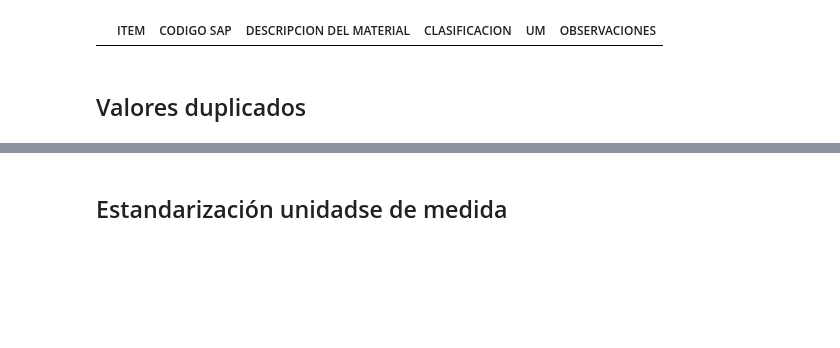
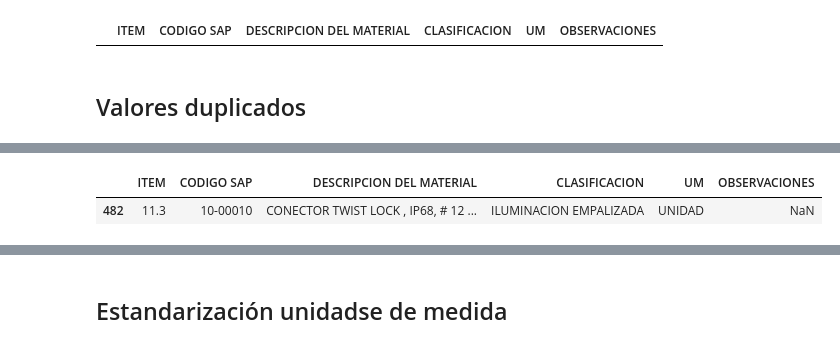
Before and after one commit to farodd/proyecto-inventario, a Jupyter notebook: notebooks/etl_insumos.ipynb, the cells around one changed output, grey strips where cells are left out. Drawn from its saved outputs; the diff is of its cells as text; code cells hidden in the pictures; blank space fills up the shorter version.

```diff
--- a/notebooks/etl_insumos.ipynb
+++ b/notebooks/etl_insumos.ipynb
@@ -184,6 +184,11 @@ insumos['DESCRIPCION DEL MATERIAL'] = insumos['DESCRIPCION DEL MATERIAL'].str.st
 insumos = insumos[~((insumos['CODIGO SAP'] == 11184744) & (insumos['DESCRIPCION DEL MATERIAL'] == 'MANGUERAS DEPOSITACIÓN'))]
 
 # TODO: REVISAR CODIGOS 11021056 Y 44001452 CUAL SE DEJA/VERIFICAR SI CODIGO ESTA BIEN, ETC
+# %%
+insumos[insumos['CODIGO SAP'] == '10-00010']
+# %% [output]
+|  | ITEM | CODIGO SAP | DESCRIPCION DEL MATERIAL | CLASIFICACION | UM | OBSERVACIONES |
+| 482 | 11.3 | 10-00010 | CONECTOR TWIST LOCK , IP68, # 12 ... | ILUMINACION EMPALIZADA | UNIDAD | NaN |
 # %%
 insumos[insumos['CODIGO SAP'].duplicated(keep=False)]
 # %% [output]
```
Also changed, not shown: parts of 3 cells of this notebook, 3 other files.
